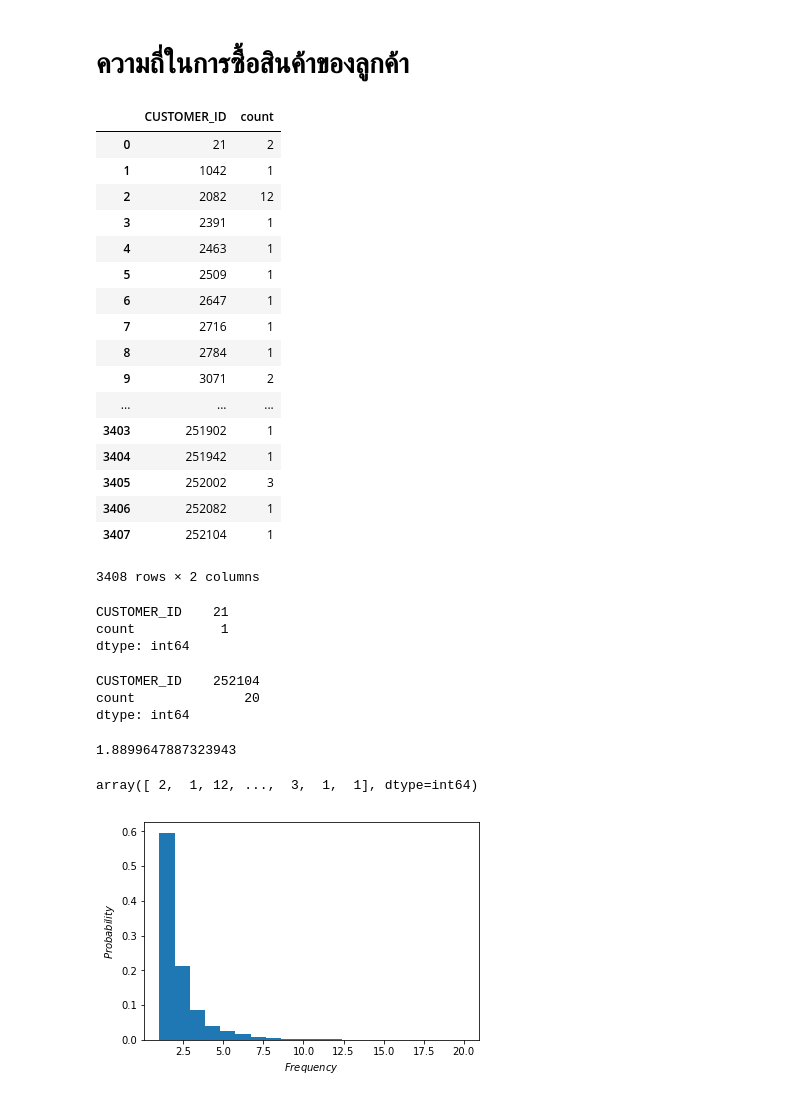
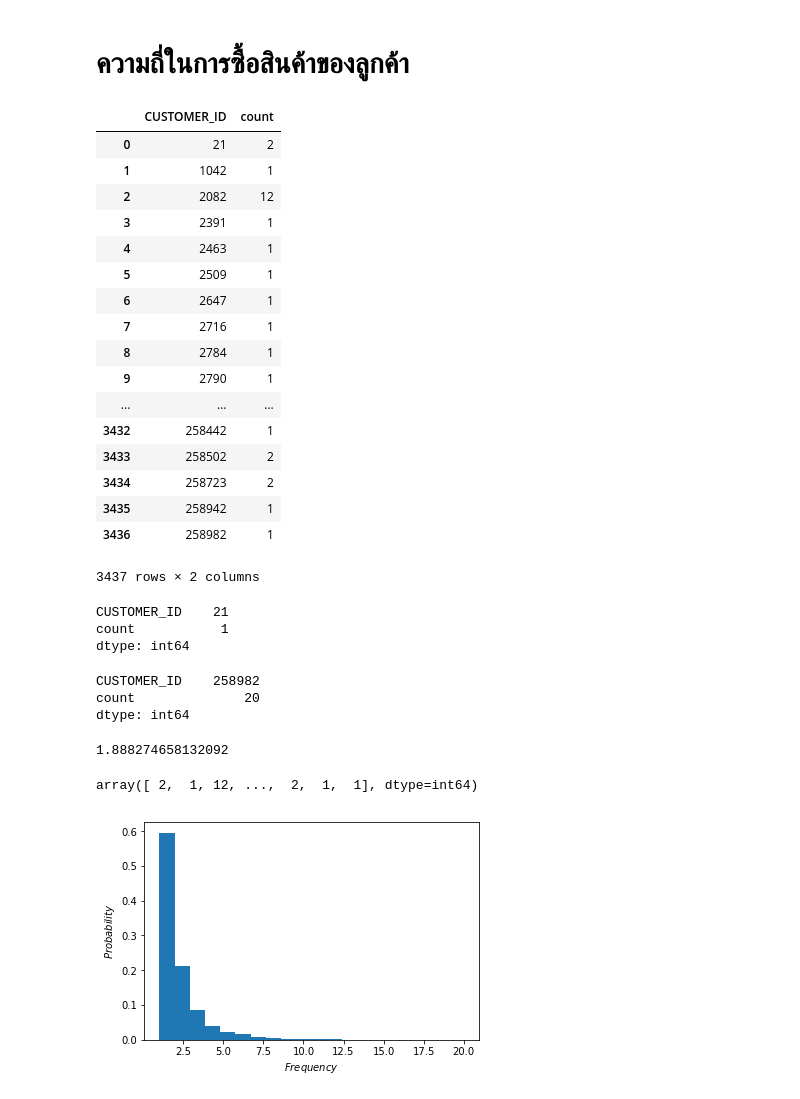
Before and after one commit to Kanbc/recommender-systems, a Jupyter notebook: explore/Order.ipynb, the cells around one changed output. Drawn from its saved outputs; the diff is of its cells as text; code cells hidden in the pictures.

```diff
--- a/explore/Order.ipynb
+++ b/explore/Order.ipynb
@@ -8,14 +8,15 @@ def read_csv(filename):
         reader = unicodecsv.DictReader(f)
         return list(reader)
 # %%
-order = pd.read_csv('../data_clean/order.csv')
+order = pd.read_csv('../data_clean/order_item_merge.csv')
 # %%
 import pandas as pd
 
 order = pd.DataFrame(order)
+order_success = order[order['STATUS'] == "PAID_SUCCESS"]
 
-order['CREATE_DATE'] = pd.to_datetime(order['CREATE_DATE'])
-order['UPDATE_DATE'] = pd.to_datetime(order['UPDATE_DATE'])
+order_success['CREATE_DATE'] = pd.to_datetime(order['CREATE_DATE'])
+order_success['UPDATE_DATE'] = pd.to_datetime(order['UPDATE_DATE'])
 
-order
+order_success
 # %% [output]
@@ -632,27 +803,27 @@ plt.show()
 # %% [markdown]
 # ความถี่ในการซื้อสินค้าของลูกค้า
 # %%
-order_count = order.groupby(['CUSTOMER_ID']).size().reset_index(name='count')
+order_count = order_success.groupby(['CUSTOMER_ID']).size().reset_index(name='count')
 order_count
 # %% [output]
 |  | CUSTOMER_ID | count |
 | 0 | 21 | 2 |
 | 1 | 1042 | 1 |
 | 2 | 2082 | 12 |
 | 3 | 2391 | 1 |
 | 4 | 2463 | 1 |
 | 5 | 2509 | 1 |
 | 6 | 2647 | 1 |
 | 7 | 2716 | 1 |
 | 8 | 2784 | 1 |
-| 9 | 3071 | 2 |
+| 9 | 2790 | 1 |
 | ... | ... | ... |
-| 3403 | 251902 | 1 |
-| 3404 | 251942 | 1 |
-| 3405 | 252002 | 3 |
-| 3406 | 252082 | 1 |
-| 3407 | 252104 | 1 |
+| 3432 | 258442 | 1 |
+| 3433 | 258502 | 2 |
+| 3434 | 258723 | 2 |
+| 3435 | 258942 | 1 |
+| 3436 | 258982 | 1 |
-3408 rows × 2 columns
+3437 rows × 2 columns
 # %%
 order_count.min()
 # %% [output]
@@ -662,19 +833,19 @@ dtype: int64
 # %%
 order_count.max()
 # %% [output]
-CUSTOMER_ID    252104
+CUSTOMER_ID    258982
 count              20
 dtype: int64
 # %%
 average_count = order_count["count"].mean()
 average_count
 # %% [output]
-1.8899647887323943
+1.888274658132092
 # %%
 fq_count = order_count['count'].values
 fq_count
 # %% [output]
-array([ 2,  1, 12, ...,  3,  1,  1], dtype=int64)
+array([ 2,  1, 12, ...,  2,  1,  1], dtype=int64)
 # %%
 import numpy as np
 import matplotlib.pyplot as plt
```
Also changed, not shown: parts of 54 cells of this notebook, 1 other file.
